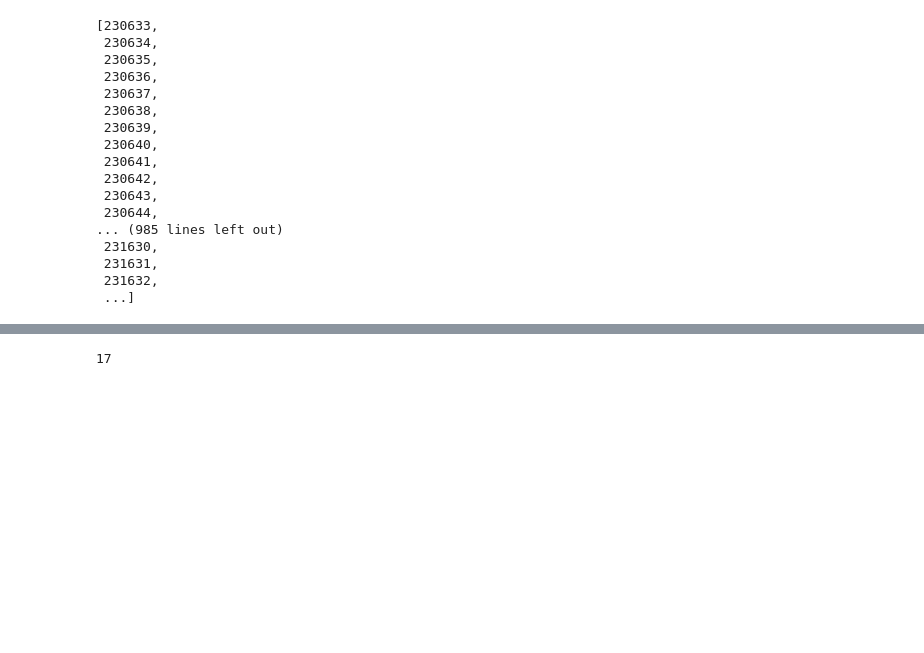
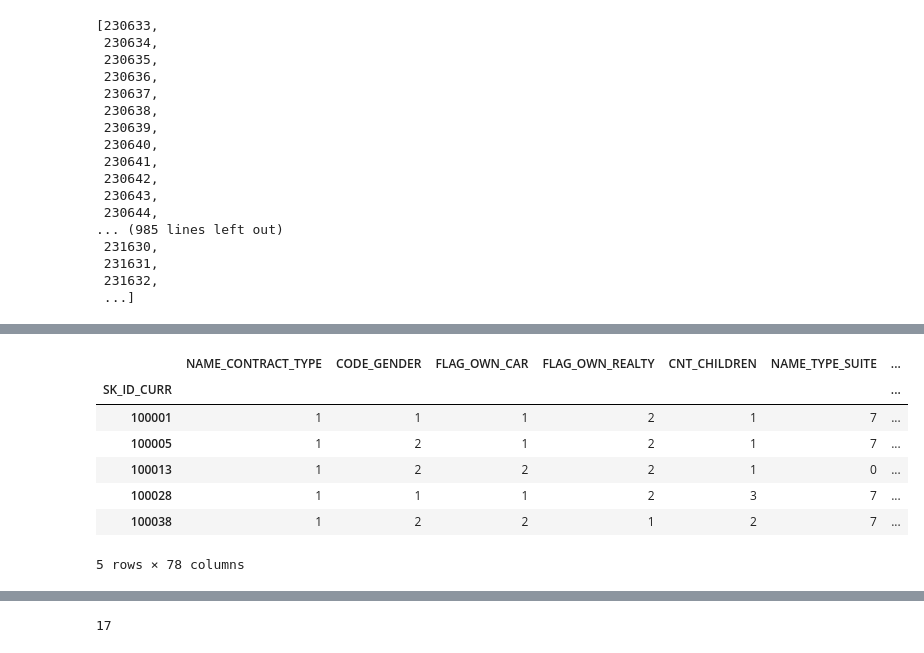
Before and after one commit to kugmax/fastai_learn, a Jupyter notebook: Home Credit Default Risk (only app).ipynb, the cells around one changed output, grey strips where cells are left out. Saved outputs shown, nothing was run; the diff lists cells and outputs as text; code cells hidden in the pictures; blank space fills up the shorter version.

```diff
--- a/Home Credit Default Risk (only app).ipynb
+++ b/Home Credit Default Risk (only app).ipynb
@@ -190,3 +182,3 @@ array([1, 0, 0, 0, 0, 0, 0, 0, 0, 0, 0, 0, 0, 0, 0, 0, 0, 0, 0, 0, ..., 0, 0, 0,
 # %%
-df_test, _, nas, mapper = proc_df(joined_test, dep, do_scale=True,
+df_test, _, nas, mapper = proc_df(joined_test_samp, dep, do_scale=True,
                                   mapper=mapper, na_dict=nas)
@@ -236,3 +251,14 @@ def exp_rmspe(y_pred, targ):
+# %%
+df_test.head()
+# %% [output]
+|  | NAME_CONTRACT_TYPE | CODE_GENDER | FLAG_OWN_CAR | FLAG_OWN_REALTY | CNT_CHILDREN | NAME_TYPE_SUITE | ... |
+| SK_ID_CURR |  |  |  |  |  |  | ... |
+| 100001 | 1 | 1 | 1 | 2 | 1 | 7 | ... |
+| 100005 | 1 | 2 | 1 | 2 | 1 | 7 | ... |
+| 100013 | 1 | 2 | 2 | 2 | 1 | 0 | ... |
+| 100028 | 1 | 1 | 1 | 2 | 3 | 7 | ... |
+| 100038 | 1 | 2 | 2 | 1 | 2 | 7 | ... |
+5 rows × 78 columns
 # %%
 md = ColumnarModelData.from_data_frame(PATH, val_idx, df, yl.astype(int), cat_flds=cat_vars, bs=128,
                                        test_df=df_test, is_reg=False, is_multi=False)
```
Also changed, not shown: parts of 28 cells of this notebook.
